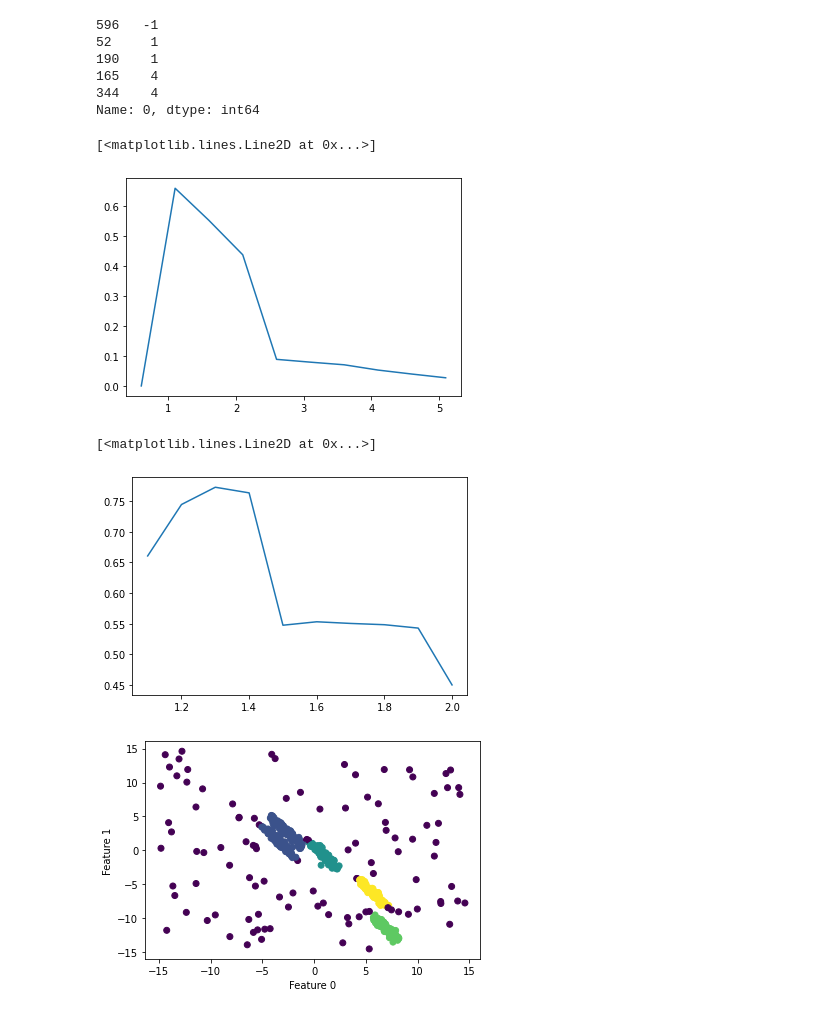
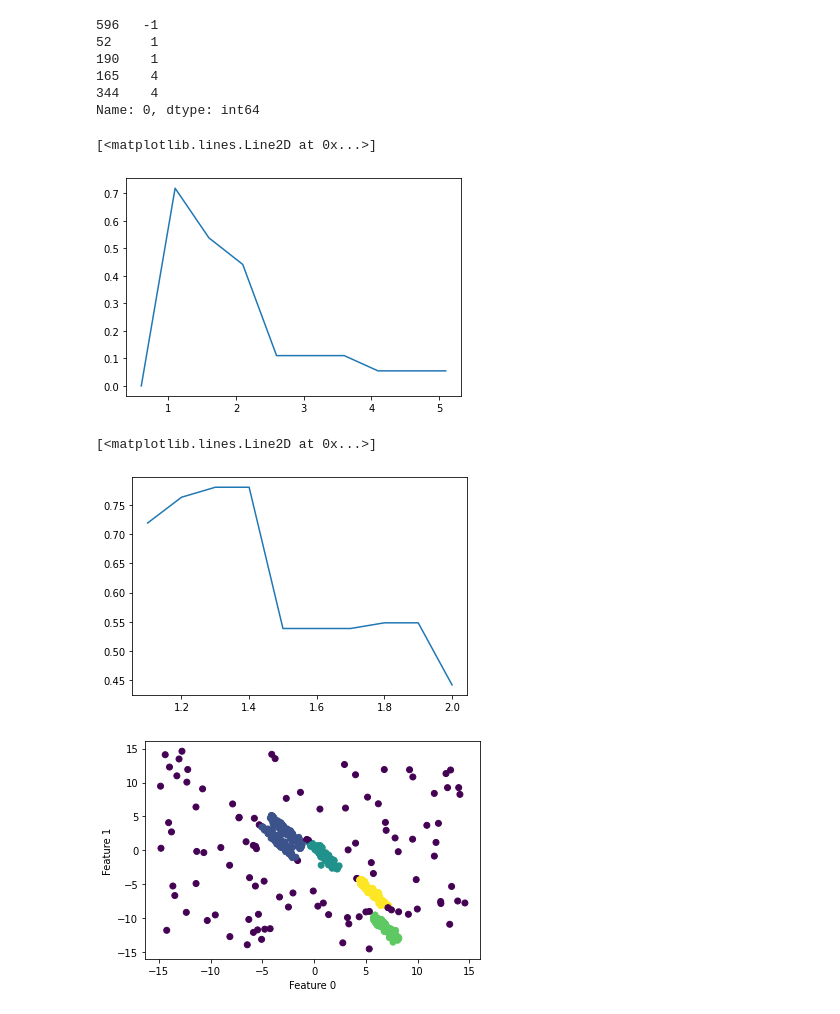
Before and after one commit to tansla/HWs_git, a Jupyter notebook: HW2 - hier and dbscan.ipynb, the cells around one changed output. Cells and saved outputs as stored; diff of their text form; code cells hidden in the pictures.

Commit message:
Add files via upload
The update in 2nd challenge was learning on the whole set instead of only labelled data.

```diff
--- a/HW2 - hier and dbscan.ipynb
+++ b/HW2 - hier and dbscan.ipynb
@@ -327,25 +327,25 @@ Name: 0, dtype: int64
 # %%
 # minPts are given and are not required to be estimated.
 # Yet, in the cells after completing the task feel free to play with it and get better result if you can!
 minPts = 50
 
 # YOUR CODE HERE - keep results in this cell
 
 adjusted_rand_scores = []
 
 eps = 0.1
 for epoch in range(10):
     eps = eps + 0.5
     db = DBSCAN(eps = eps, min_samples = minPts).fit(X)
     labels_pred = db.labels_
-    rand_score = adjusted_rand_score(labels_true=y.iloc[:,0], labels_pred=db.labels_)
+    rand_score = adjusted_rand_score(labels_true=y.iloc[labeled_samples,0], labels_pred=db.labels_[labeled_samples])
     # print(f'epsilon={eps}, adjusted_rand_score={rand_score:.4f}')
     adjusted_rand_scores.append([eps,rand_score])
 
 plt.plot(np.array(adjusted_rand_scores)[:,0],np.array(adjusted_rand_scores)[:,1])
 # %% [output]
 [<matplotlib.lines.Line2D at 0x...>]
-[figure, old version]
+[figure, new version]
 # %%
 adjusted_rand_scores = []
 
@@ -353,7 +353,7 @@ adjusted_rand_scores = []
 for eps in np.linspace(1.1, 2, 10):
     db = DBSCAN(eps = eps, min_samples = minPts).fit(X)
     labels_pred = db.labels_
-    rand_score = adjusted_rand_score(labels_true=y.iloc[:,0], labels_pred=db.labels_)
+    rand_score = adjusted_rand_score(labels_true=y.iloc[labeled_samples,0], labels_pred=db.labels_[labeled_samples])
     # print(f'epsilon={eps}, adjusted_rand_score={rand_score:.4f}')
     adjusted_rand_scores.append([eps,rand_score])
 
@@ -361,7 +361,7 @@ adjusted_rand_scores = np.array(adjusted_rand_scores)
 plt.plot(adjusted_rand_scores[:,0],adjusted_rand_scores[:,1])
 # %% [output]
 [<matplotlib.lines.Line2D at 0x...>]
-[figure, old version]
+[figure, new version]
 # %%
 eps_best = adjusted_rand_scores[adjusted_rand_scores.argmax(axis=0)[1]][0]
 db = DBSCAN(eps = eps_best, min_samples = minPts).fit(X)
```
Also changed, not shown: parts of 2 cells of this notebook.
